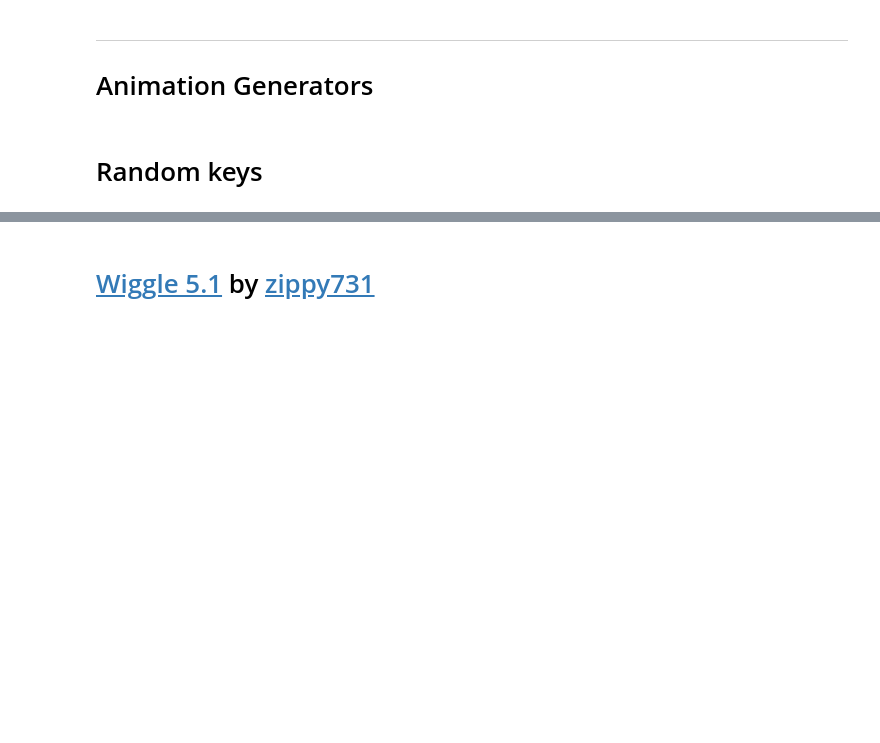
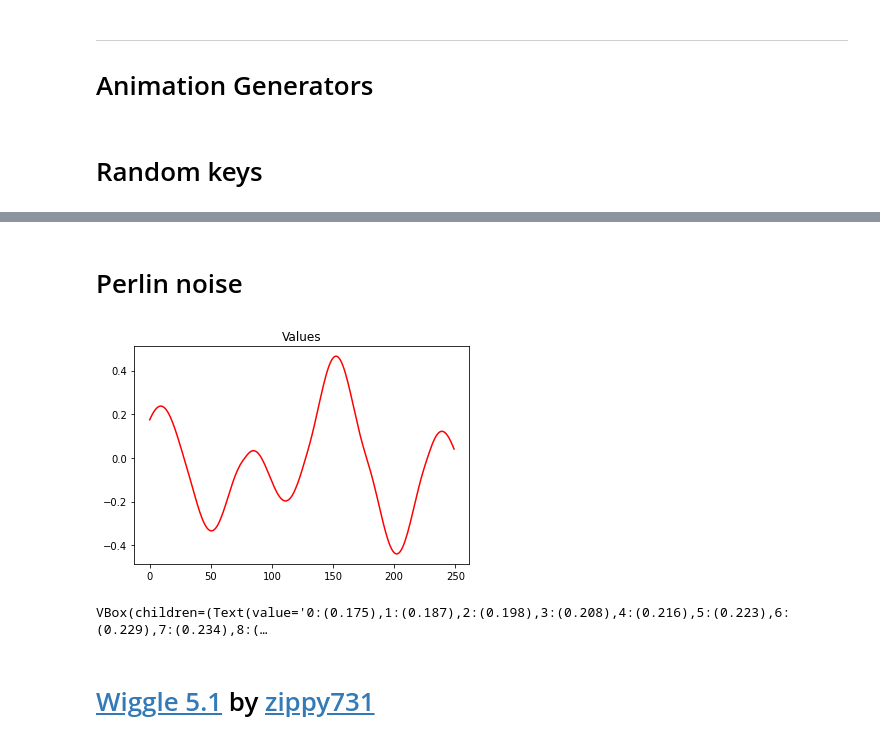
Before and after one commit to pharmapsychotic/ai-notebooks, a Jupyter notebook: pharmapsychotic_AnimationPreview.ipynb, the cells around one changed output, grey strips where cells are left out. Drawn from its saved outputs; the diff is of its cells as text; code cells hidden in the pictures; blank space fills up the shorter version.

```diff
--- a/pharmapsychotic_AnimationPreview.ipynb
+++ b/pharmapsychotic_AnimationPreview.ipynb
@@ -840,3 +790,40 @@ print(make_key_frames(frame_delta, min_value, max_value, frame_delta_var=frame_d
+# %% [markdown]
+# Perlin noise
+# %%
+max_frames = 250 #@param {type:"integer"}
+octaves = 1 #@param {type:"integer"}
+freq_scale = 5 #@param {type:"number"}
+min_value = -.5 #@param {type:"number"}
+max_value = .5 #@param {type:"number"}
+
+amplitude = max_value - min_value
+mean = (max_value + min_value) / 2
+
+noise = PerlinNoise(octaves=octaves)
+
+key_str = ""
+values = []
+phase = random.random()
+for frame, t in enumerate(np.linspace(0, 1, max_frames)):
+    value = mean + amplitude * noise(t*freq_scale + phase)
+    key_str += f"{frame}:({value:0.3f}),"
+    values.append(value)
+key_str = key_str[0:-1] # remove trailing ,
+
+# show plot of the value over time
+xs = [f for f in range(max_frames)]
+figure, axis = plt.subplots(1, 1)
+axis.set_title("Values")
+axis.plot(xs, values, color='r', label='x')
+plt.show()
+
+# easy control for copy/pasting
+layout = Layout(width='75%')
+value_widget = Text(value=key_str, description='values:', layout=layout)
+widgets.VBox([value_widget])
+# %% [output]
+[figure, added]
+VBox(children=(Text(value='0:(0.175),1:(0.187),2:(0.198),3:(0.208),4:(0.216),5:(0.223),6:(0.229),7:(0.234),8:(…
 # %% [markdown]
 # [Wiggle 5.1](https://colab.research.google.com/github/zippy731/wiggle/blob/main/Wiggle_Standalone_5_1.ipynb) by [zippy731](https://twitter.com/zippy731)
 # %%
```
Also changed, not shown: parts of 7 cells of this notebook.
